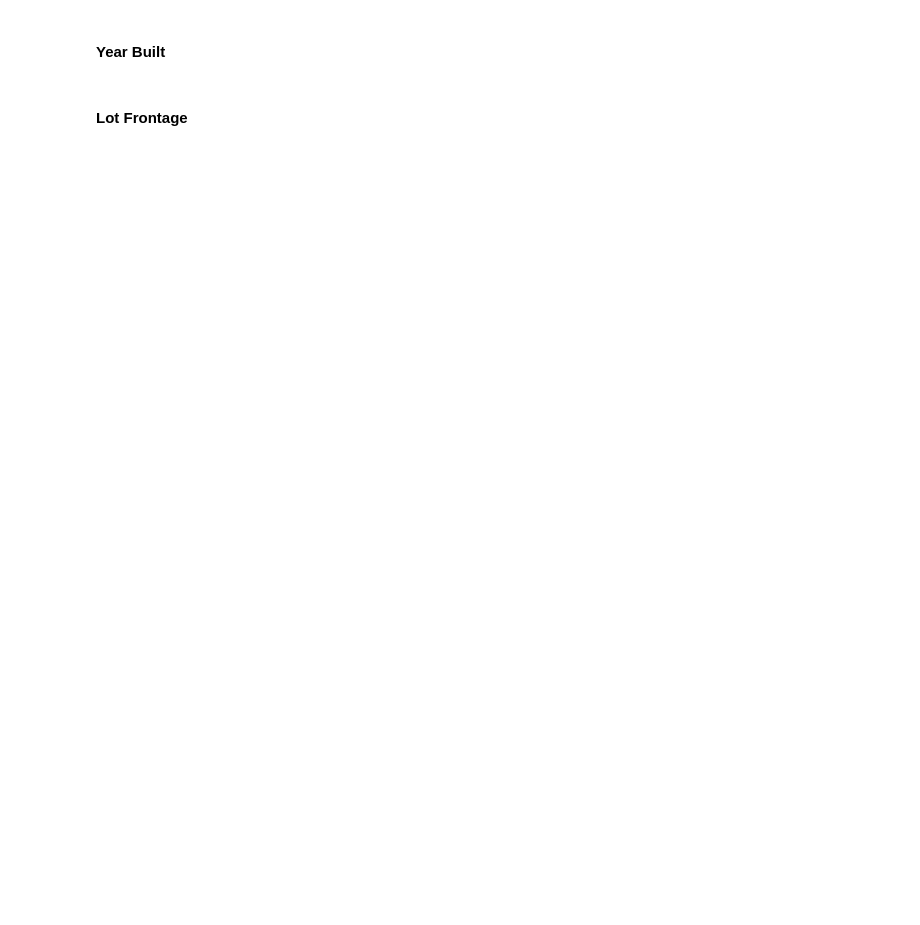
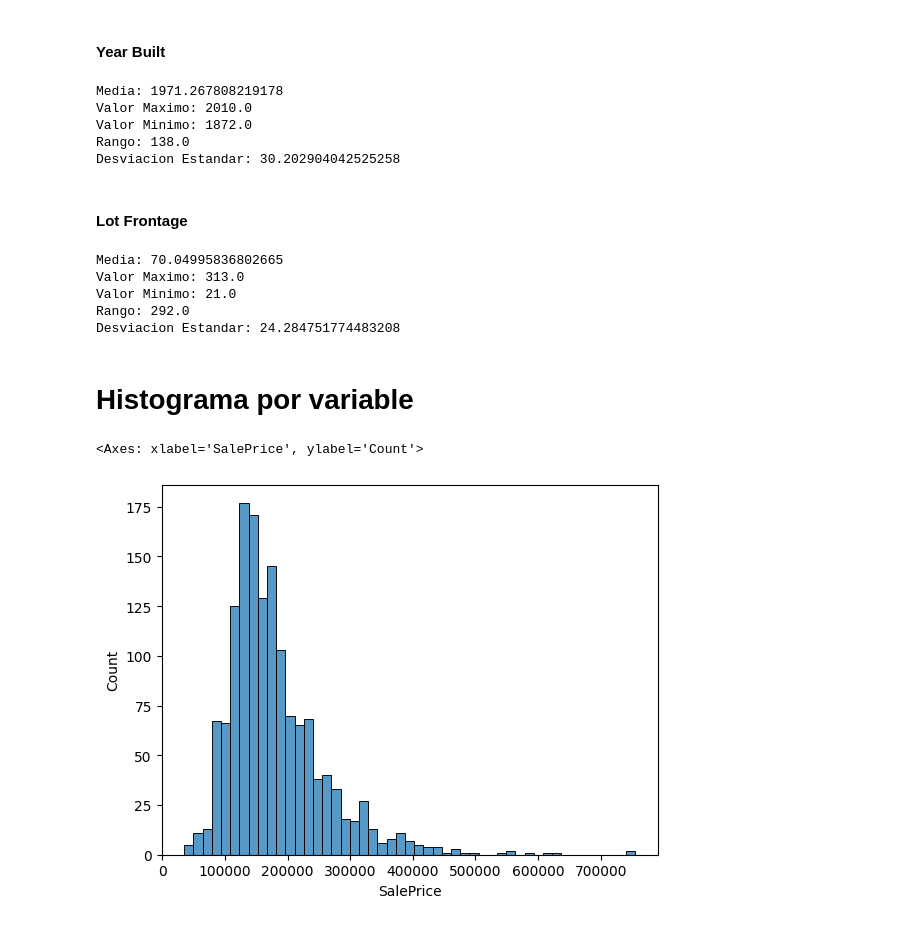
Before and after one commit to EduardoCalderon9/EconometriaProyecto1, a Jupyter notebook: Proyecto 1.ipynb, the cells around one changed output. Drawn from its saved outputs; the diff is of its cells as text; code cells hidden in the pictures; blank space fills up the shorter version.

```diff
--- a/Proyecto 1.ipynb
+++ b/Proyecto 1.ipynb
@@ -70,4 +120,35 @@ Desviacion Estandar: 79442.50288288662
 # %% [markdown]
 #### Year Built
+# %%
+print(f'''Media: {dataframe['YearBuilt'].mean()}''')
+print(f'''Valor Maximo: {dataframe['YearBuilt'].max()}''')
+print(f'''Valor Minimo: {dataframe['YearBuilt'].min()}''')
+print(f'''Rango: {dataframe['YearBuilt'].max() - dataframe['YearBuilt'].min()}''')
+print(f'''Desviacion Estandar: {dataframe['YearBuilt'].std()}''')
+# %% [output]
+Media: 1971.267808219178
+Valor Maximo: 2010.0
+Valor Minimo: 1872.0
+Rango: 138.0
+Desviacion Estandar: 30.202904042525258
 # %% [markdown]
 #### Lot Frontage
+# %%
+print(f'''Media: {dataframe['LotFrontage'].mean()}''')
+print(f'''Valor Maximo: {dataframe['LotFrontage'].max()}''')
+print(f'''Valor Minimo: {dataframe['LotFrontage'].min()}''')
+print(f'''Rango: {dataframe['LotFrontage'].max() - dataframe['LotFrontage'].min()}''')
+print(f'''Desviacion Estandar: {dataframe['LotFrontage'].std()}''')
+# %% [output]
+Media: 70.04995836802665
+Valor Maximo: 313.0
+Valor Minimo: 21.0
+Rango: 292.0
+Desviacion Estandar: 24.284751774483208
+# %% [markdown]
+# Histograma por variable
+# %%
+sns.histplot(dataframe['SalePrice'])
+# %% [output]
+<Axes: xlabel='SalePrice', ylabel='Count'>
+[figure, added]
```
Also changed, not shown: parts of 12 cells of this notebook.
